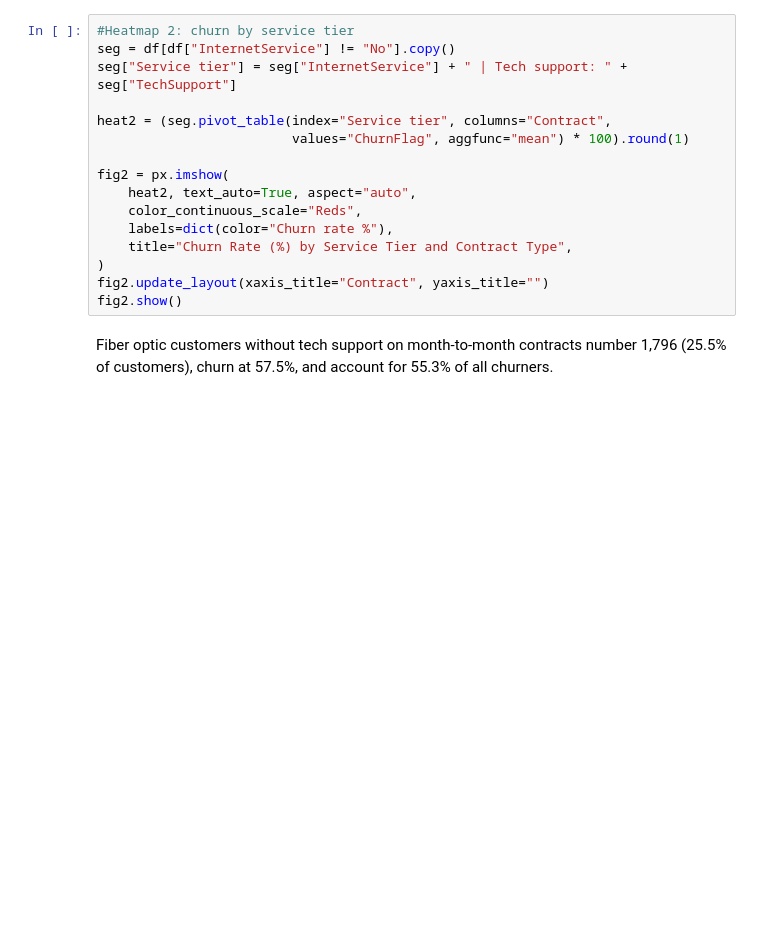
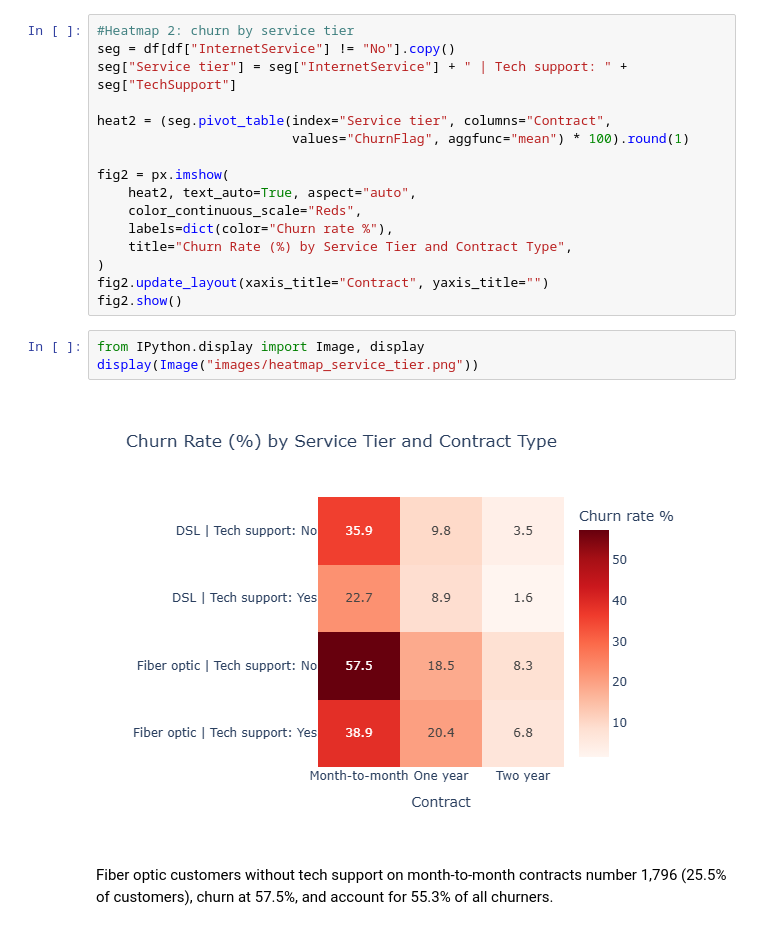
Before and after one commit to LilitBabakhanyan/Datheon_Data_Analytics_and_Power_BI_Internship, a Jupyter notebook: 03_Customer_Churn_Analysis/churn_analysis.ipynb, the cells around one changed output. Saved outputs shown, nothing was run; the diff lists cells and outputs as text; blank space fills up the shorter version.

```diff
--- a/03_Customer_Churn_Analysis/churn_analysis.ipynb
+++ b/03_Customer_Churn_Analysis/churn_analysis.ipynb
@@ -401,5 +421,10 @@ fig2 = px.imshow(
 )
 fig2.update_layout(xaxis_title="Contract", yaxis_title="")
 fig2.show()
+# %%
+from IPython.display import Image, display
+display(Image("images/heatmap_service_tier.png"))
+# %% [output]
+[figure, added]
 # %% [markdown]
 Fiber optic customers without tech support on month-to-month contracts number 1,796 (25.5% of customers), churn at 57.5%, and account for 55.3% of all churners.
```
Also changed, not shown: parts of 3 cells of this notebook, 2 other files.
